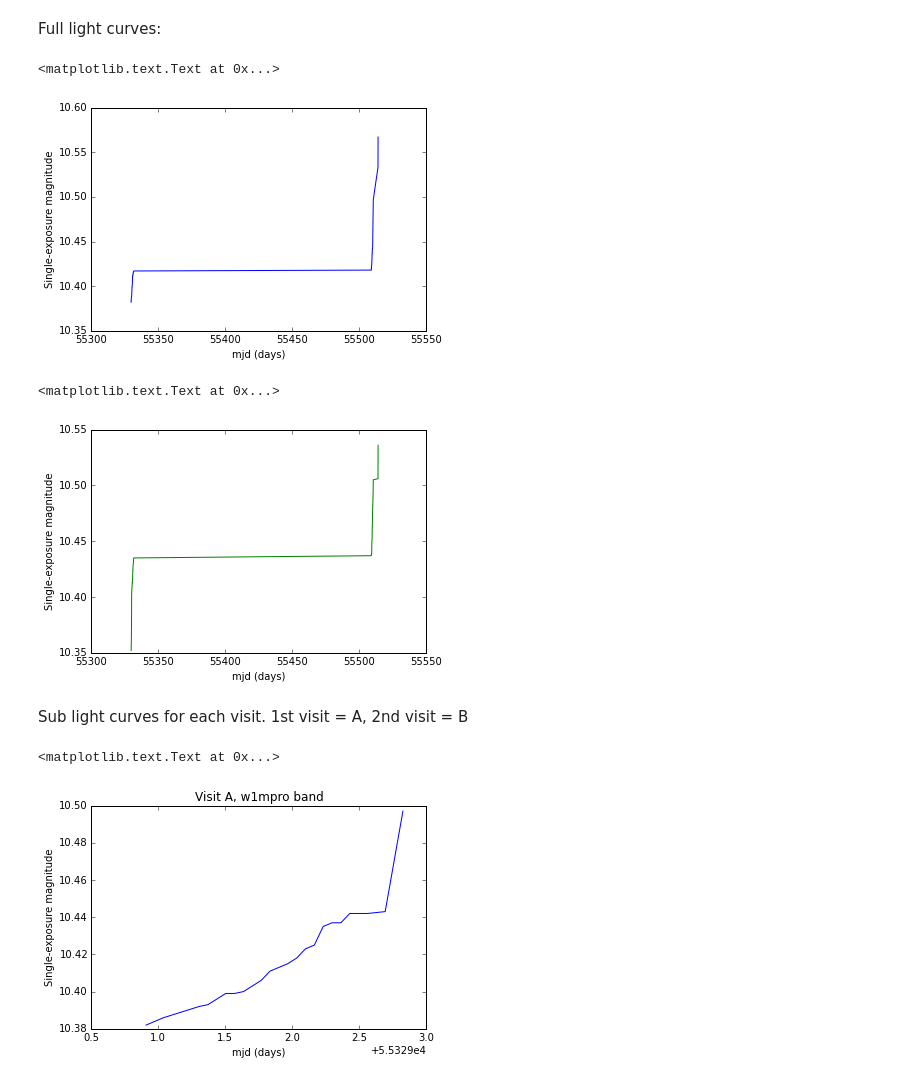
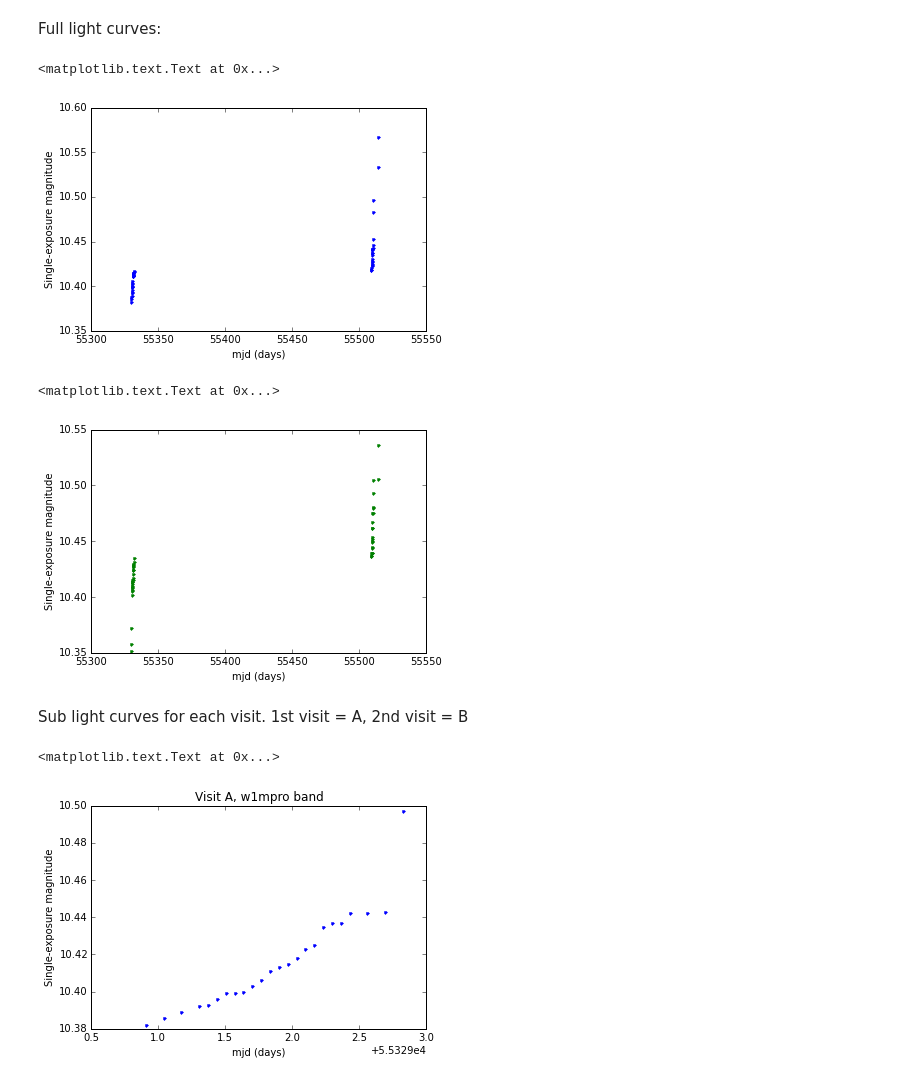
Before and after one commit to RileyWClarke/WISE_Boyajian, a Jupyter notebook: WISE_Boyajian.ipynb, the cells around one changed output. Cells and saved outputs as stored; diff of their text form; code cells hidden in the pictures.

```diff
--- a/WISE_Boyajian.ipynb
+++ b/WISE_Boyajian.ipynb
@@ -8,32 +8,26 @@ from matplotlib import pyplot as plt
 ### Reading in data
 
 mjd, w1mpro, w1mpro_err, w2mpro, w2mpro_err = np.loadtxt('boyajian_table.txt', usecols=(7,8,9,11,12), unpack=True)
-# %%
-### Sorting columns into ascending order
-
-mjd_all = np.sort(mjd)
-w1 = np.sort(w1mpro)
-w2 = np.sort(w2mpro)
 # %% [markdown]
 Full light curves:
 # %%
-plt.plot(mjd_all,w1,'b-')
+plt.plot(mjd_all,w1,'b.')
 plt.xlabel('mjd (days)')
 plt.ylabel('Single-exposure magnitude')
 
 ### Blue curve = w1mpro band
 # %% [output]
 <matplotlib.text.Text at 0x...>
-[figure, old version]
+[figure, new version]
 # %%
-plt.plot(mjd_all,w2,'g-')
+plt.plot(mjd_all,w2,'g.')
 plt.xlabel('mjd (days)')
 plt.ylabel('Single-exposure magnitude')
 
 ### Green curve = w2mpro band
 # %% [output]
 <matplotlib.text.Text at 0x...>
-[figure, old version]
+[figure, new version]
 # %% [markdown]
 Sub light curves for each visit. 1st visit = A, 2nd visit = B
 # %%
@@ -45,8 +36,8 @@ w1_a = np.sort(w1mpro[curve_a])
 # %%
-plt.plot(mjd_1,w1_1,'b-')
+plt.plot(mjd_a,w1_a,'b.')
 plt.xlabel('mjd (days)')
 plt.ylabel('Single-exposure magnitude')
 plt.title('Visit A, w1mpro band')
 # %% [output]
 <matplotlib.text.Text at 0x...>
-[figure, old version]
+[figure, new version]
```
Also changed, not shown: parts of 6 cells of this notebook.
